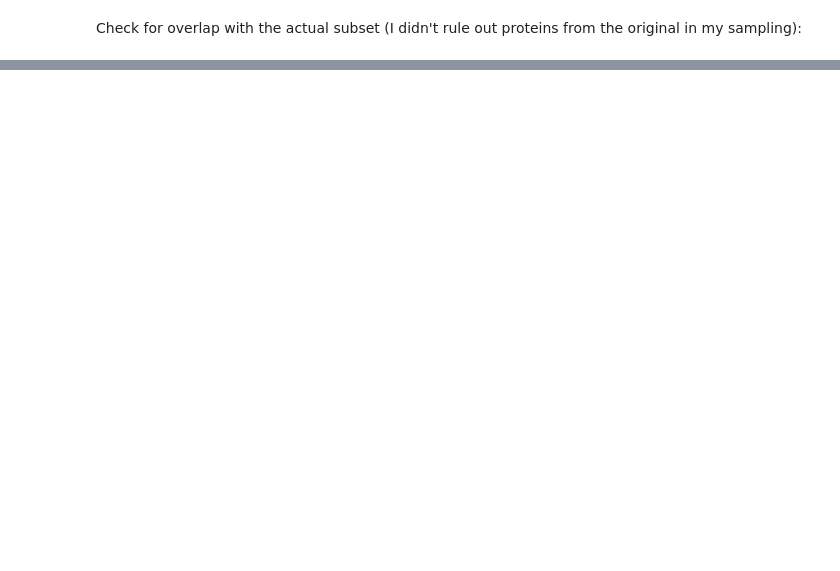
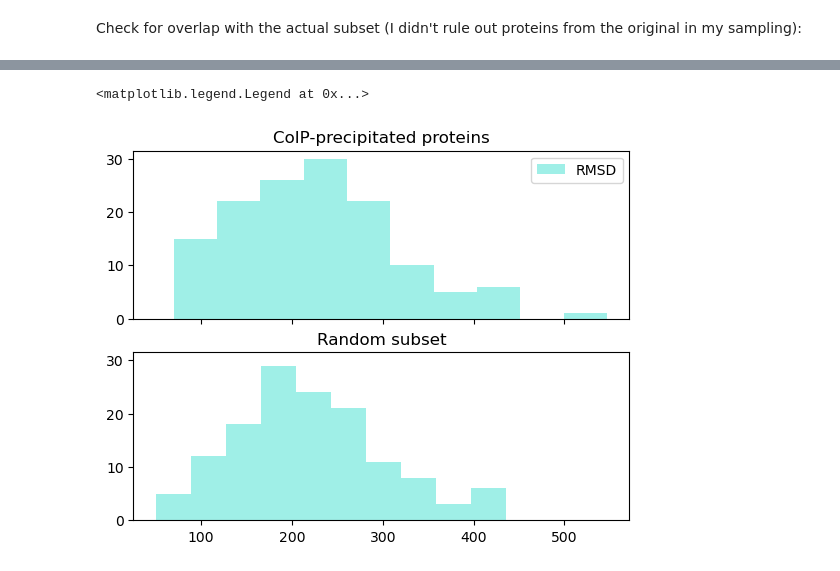
Before and after one commit to photosynthesharpe/alpha-utility, a Jupyter notebook: notebooks/coIP_vs_predicted.ipynb, the cells around one changed output, grey strips where cells are left out. Drawn from its saved outputs; the diff is of its cells as text; code cells hidden in the pictures; blank space fills up the shorter version.

```diff
--- a/notebooks/coIP_vs_predicted.ipynb
+++ b/notebooks/coIP_vs_predicted.ipynb
@@ -19,7 +21,7 @@ enriched.head()
 | 3 | CMJ081CT | 122.542684 |
 | 4 | CMD011CT | 106.298454 |
 # %%
-confidences = pd.read_csv('../data/anne/alphafold_outputs/30Apr2025/30Apr2025_rmsd_analysis.csv')
+confidences = pd.read_csv('/mnt/research/Walker_Lab_Research/Serena_project_data/alpha_utility_data/data/anne/alphafold_outputs/30Apr2025/30Apr2025_rmsd_analysis.csv')
 confidences.head()
 # %% [output]
 |  | name | meanconfidence | rmsdsum |
@@ -138,0 +145,3 @@ print(len(random_partners), len(original_partners), len(random_partners.intersec
+# %%
+confidences = confidences[confidences['meanconfidence'] > 0]
+random = random[random['meanconfidence'] > 0]
@@ -138,0 +164,13 @@ print(len(random_partners), len(original_partners), len(random_partners.intersec
+# %%
+fig, axs = plt.subplots(2, 1, sharex=True, sharey=True)
+
+axs[0].hist(confidences.rmsdsum, color='turquoise', alpha=0.5, label='RMSD')
+axs[0].set_title('CoIP-precipitated proteins')
+
+axs[1].hist(random.rmsdsum, color='turquoise', alpha=0.5, label='RMSD')
+axs[1].set_title('Random subset')
+
+axs[0].legend()
+# %% [output]
+<matplotlib.legend.Legend at 0x...>
+[figure, added]
```
Also changed, not shown: parts of 11 cells of this notebook, 1 other file.
